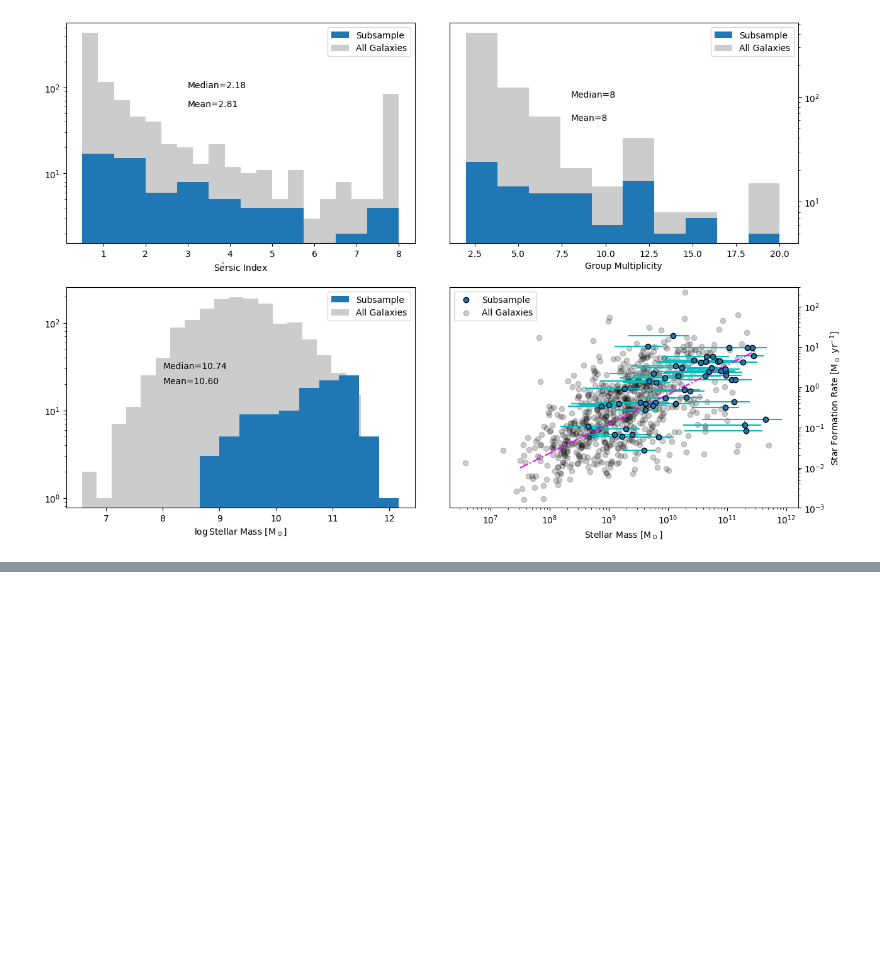
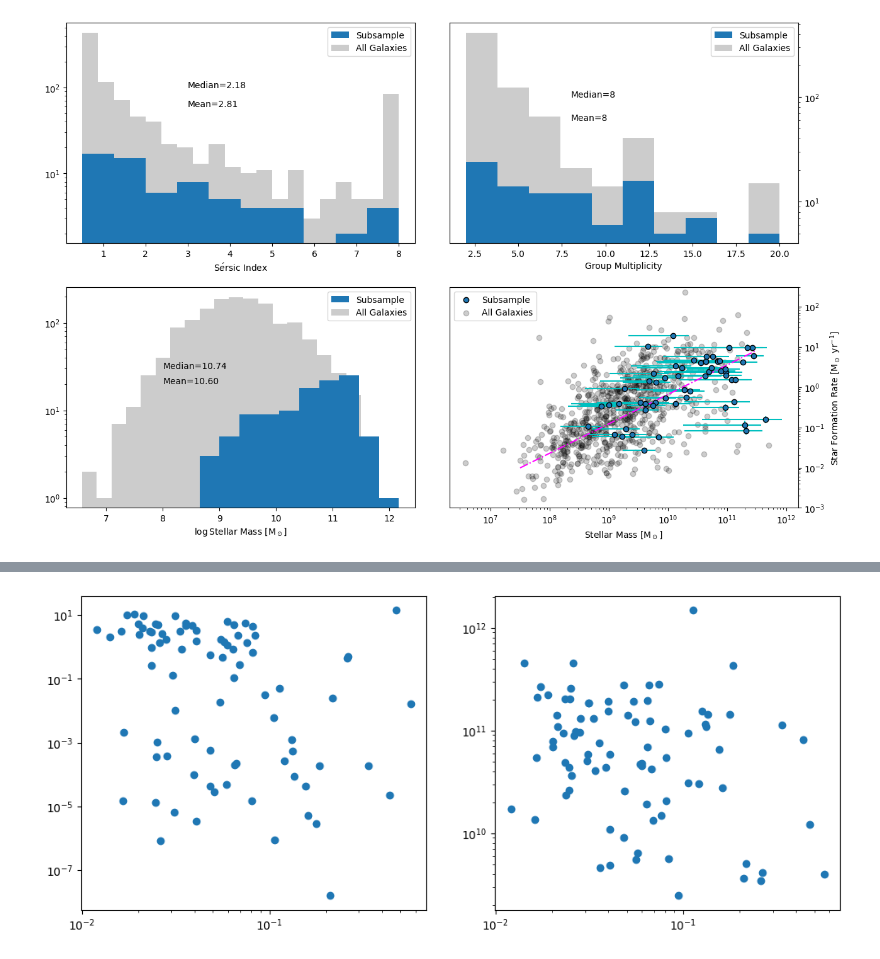
Before and after one commit to r-bagge/MAGPI_kinematics, a Jupyter notebook: plots.ipynb, the cells around one changed output, grey strips where cells are left out. Drawn from its saved outputs; the diff is of its cells as text; code cells hidden in the pictures; blank space fills up the shorter version.

```diff
--- a/plots.ipynb
+++ b/plots.ipynb
@@ -184,0 +205,18 @@ plt.savefig("plots/SFMS_Mass_Sersic_Env.pdf", bbox_inches="tight")
+# %%
+sample = pd.read_csv("MAGPI_csv/MAGPI_kinemetry_sample.csv")
+sample=sample[sample["v_asym_s"]/sample['v_asym_s_err']>3]
+prospect = pd.read_csv("MAGPI_csv/MAGPI_ProSpectCat_v0.1.csv")
+prospect = prospect[prospect["MAGPIID"].isin(sample["MAGPIID"])]
+bpt = pd.read_csv("MAGPI_csv/MAGPI_kinemetry_sample_BPT.csv")
+bpt = bpt[bpt['MAGPIID'].isin(sample["MAGPIID"])]
+# %%
+fig,(ax1,ax2)=plt.subplots(1,2,figsize=(12,5))
+ax1.scatter(sample["v_asym_s"].to_numpy(),bpt["SFR, dust corrected"].to_numpy())
+ax2.scatter(sample['v_asym_s'].to_numpy(),prospect["StellarMass_median"].to_numpy())
+ax1.set_xscale("log")
+ax1.set_yscale("log")
+ax2.set_xscale("log")
+ax2.set_yscale("log")
+plt.show()
+# %% [output]
+[figure, added]
```
Also changed, not shown: parts of 2 cells of this notebook, 1 other file.
